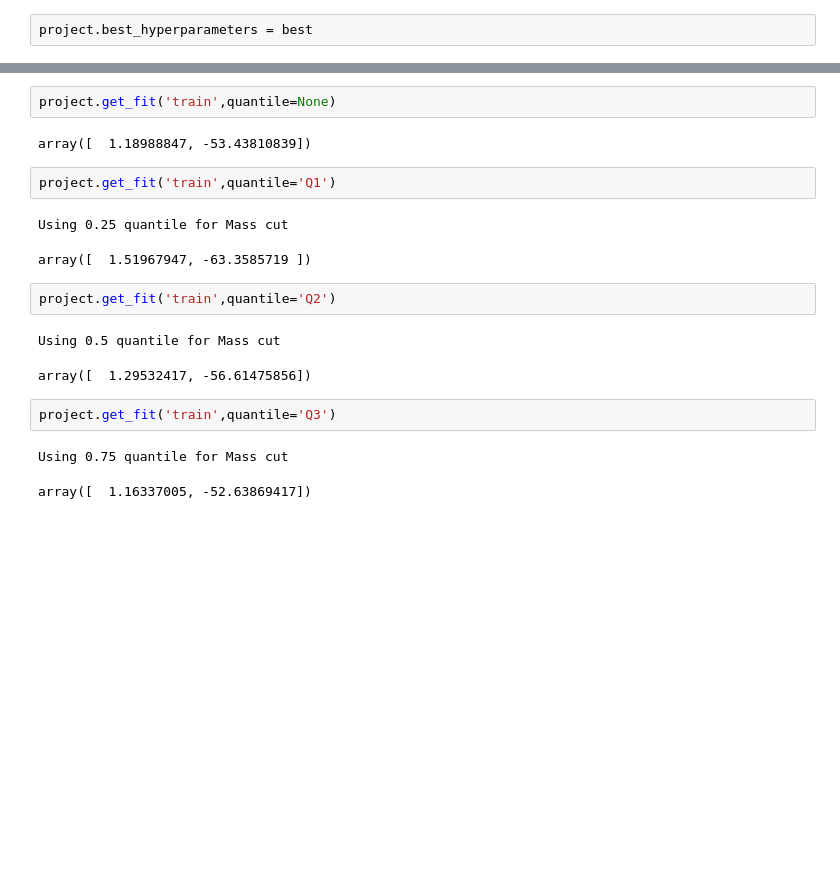
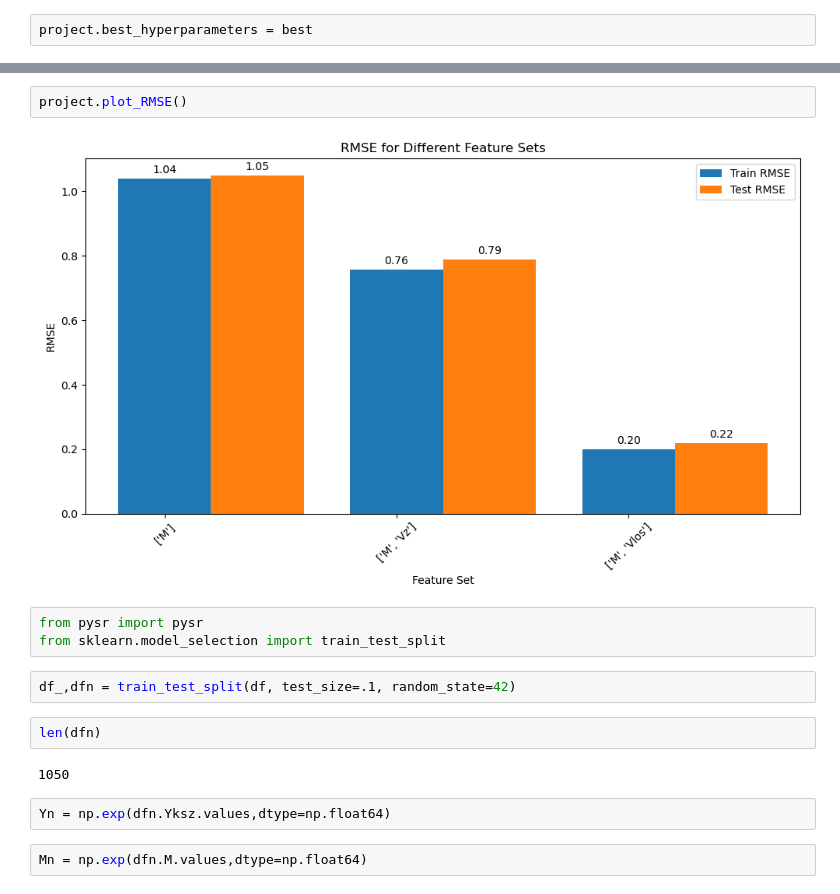
Before and after one commit to antolonappan/kSZscaler, a Jupyter notebook: Notebooks/density.ipynb, the cells around one changed output, grey strips where cells are left out. Drawn from its saved outputs; the diff is of its cells as text; blank space fills up the shorter version.

Commit message:
RMSE
Signed-off-by: Anto Idicherian Lonappan <antolonappan@icloud.com>

```diff
--- a/Notebooks/density.ipynb
+++ b/Notebooks/density.ipynb
@@ -107,19 +108,17 @@ project.plot_r2_statistics()
-# %%
-project.get_fit('train',quantile=None)
-# %% [output]
-array([  1.18988847, -53.43810839])
-# %%
-project.get_fit('train',quantile='Q1')
-# %% [output]
-Using 0.25 quantile for Mass cut
-array([  1.51967947, -63.3585719 ])
-# %%
-project.get_fit('train',quantile='Q2')
-# %% [output]
-Using 0.5 quantile for Mass cut
-array([  1.29532417, -56.61475856])
-# %%
-project.get_fit('train',quantile='Q3')
-# %% [output]
-Using 0.75 quantile for Mass cut
-array([  1.16337005, -52.63869417])
+# %%
+project.plot_RMSE()
+# %% [output]
+[figure, added]
+# %%
+from pysr import pysr
+from sklearn.model_selection import train_test_split
+# %%
+df_,dfn = train_test_split(df, test_size=.1, random_state=42)
+# %%
+len(dfn)
+# %% [output]
+1050
+# %%
+Yn = np.exp(dfn.Yksz.values,dtype=np.float64)
+# %%
+Mn = np.exp(dfn.M.values,dtype=np.float64)
```
Also changed, not shown: parts of 9 cells of this notebook, 1 other file.
